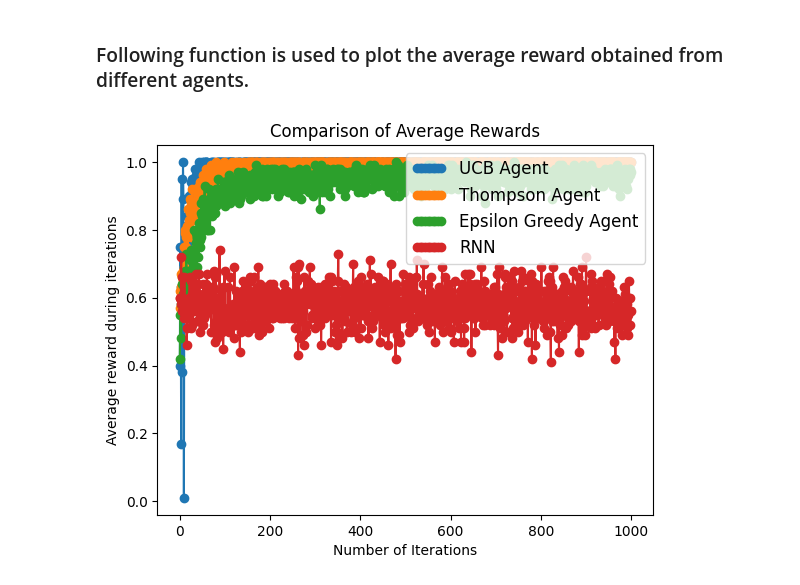
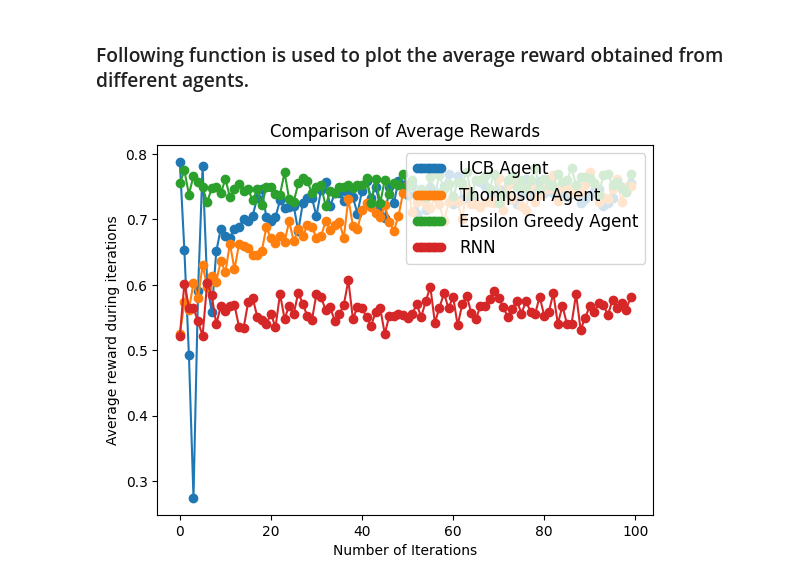
Before and after one commit to sharmaswastik/EE-675A-Course-Project, a Jupyter notebook: CP.ipynb, the cells around one changed output. Saved outputs shown, nothing was run; the diff lists cells and outputs as text; code cells hidden in the pictures.

```diff
--- a/CP.ipynb
+++ b/CP.ipynb
@@ -181,8 +181,8 @@ Optimizer chosen is an ADAM optimizer.
 # %%
 def trainRL2(num_tasks, num_episodes, gamma, env, lr):
 
-    MetaLearner = RNNAgent(env, hiddenSize = 128, outputSize = env.num_actions, layers = 2)
-    optimizer = optim.Adam(MetaLearner.parameters(), lr)
+    MetaLearner = RNNAgent(env, hiddenSize = 48, outputSize = env.num_actions, layers = 2)
+    optimizer = optim.SGD(MetaLearner.parameters(), lr)
     total_rewards = []
 
     for i in tqdm(range(num_tasks)):
@@ -210,9 +210,9 @@ def trainRL2(num_tasks, num_episodes, gamma, env, lr):
 # %%
 num_tasks = 20000
 num_episodes = 100
-gamma = 1.0
-lr = 0.01
-num_bandits = 5
+gamma = 0.9
+lr = 0.05
+num_bandits = 10
 mean = np.random.normal(size=(1,num_bandits))
 stddev = np.ones((1,num_bandits))
 #env = ArmedBanditsEnv(mean, stddev)
@@ -223,8 +223,8 @@ trainRL2(num_tasks, num_episodes, gamma, env, lr)
 # %%
 def testRL2(num_tasks, num_episodes, gamma, env, lr):
 
-    MetaLearner = RNNAgent(env, hiddenSize = 128, outputSize = env.num_actions, layers = 2)
-    optimizer = optim.Adam(MetaLearner.parameters(), lr)
+    MetaLearner = RNNAgent(env, hiddenSize = 48, outputSize = env.num_actions, layers = 2)
+    optimizer = optim.SGD(MetaLearner.parameters(), lr)
 
     total_rewards = np.zeros(num_episodes)
 
@@ -235,7 +235,6 @@ def testRL2(num_tasks, num_episodes, gamma, env, lr):
         rewards = np.zeros(num_episodes)
         action = 0
         reward = 0
-        env.reset()
 
         for t in range(num_episodes):
 
@@ -402,11 +403,11 @@ def experiments(num_actions, trials, episodes, gamma, lr):
 
     plot_data(rewards_exp, names)
 # %%
-num_actions = 10
-task_episodes = 1000
-trials = 100
+num_actions = 5
+task_episodes = 100
+trials = 1000
 gamma = 1.0
 lr = 0
 experiments(num_actions, trials, task_episodes, gamma, lr)
 # %% [output]
-[figure, old version]
+[figure, new version]
```
Also changed, not shown: parts of 1 cell of this notebook, 3 other files.
